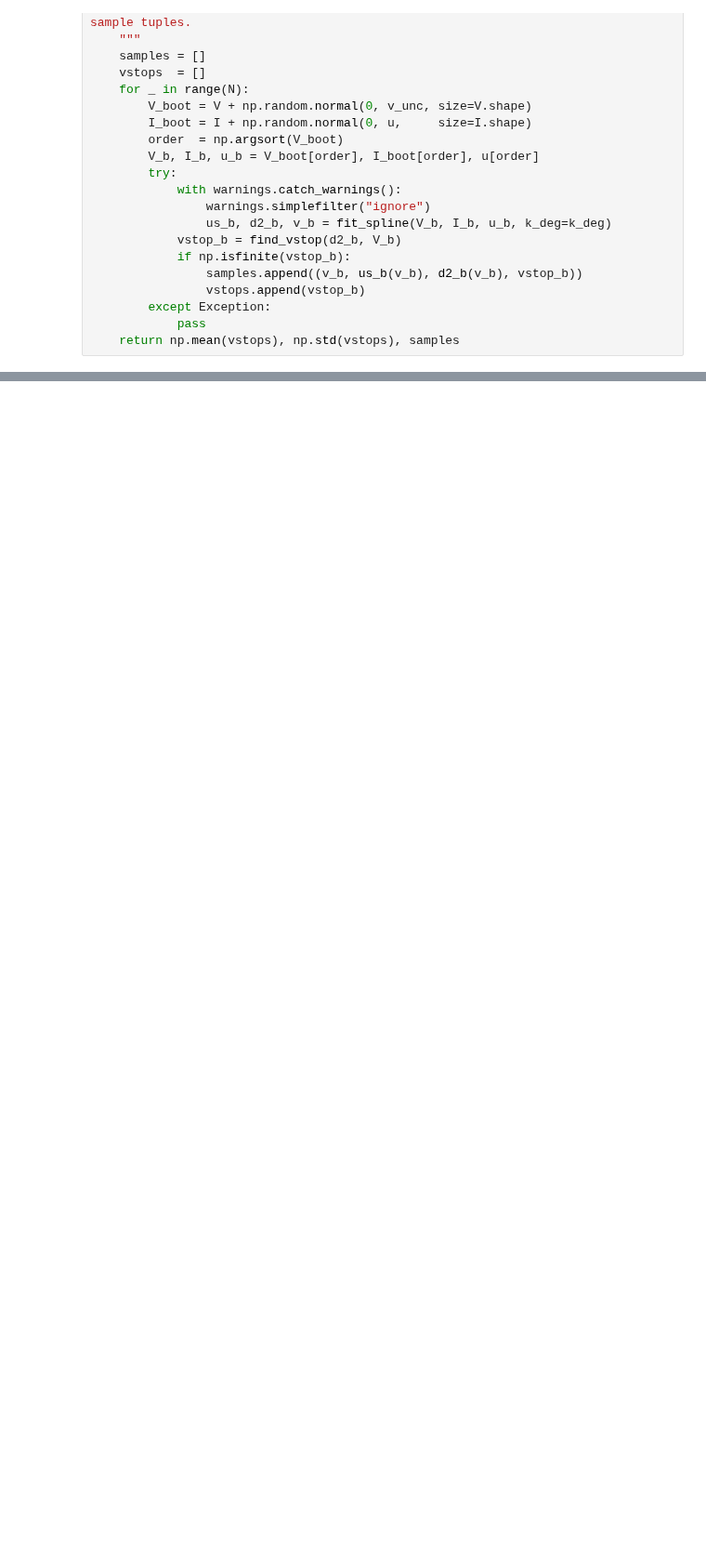
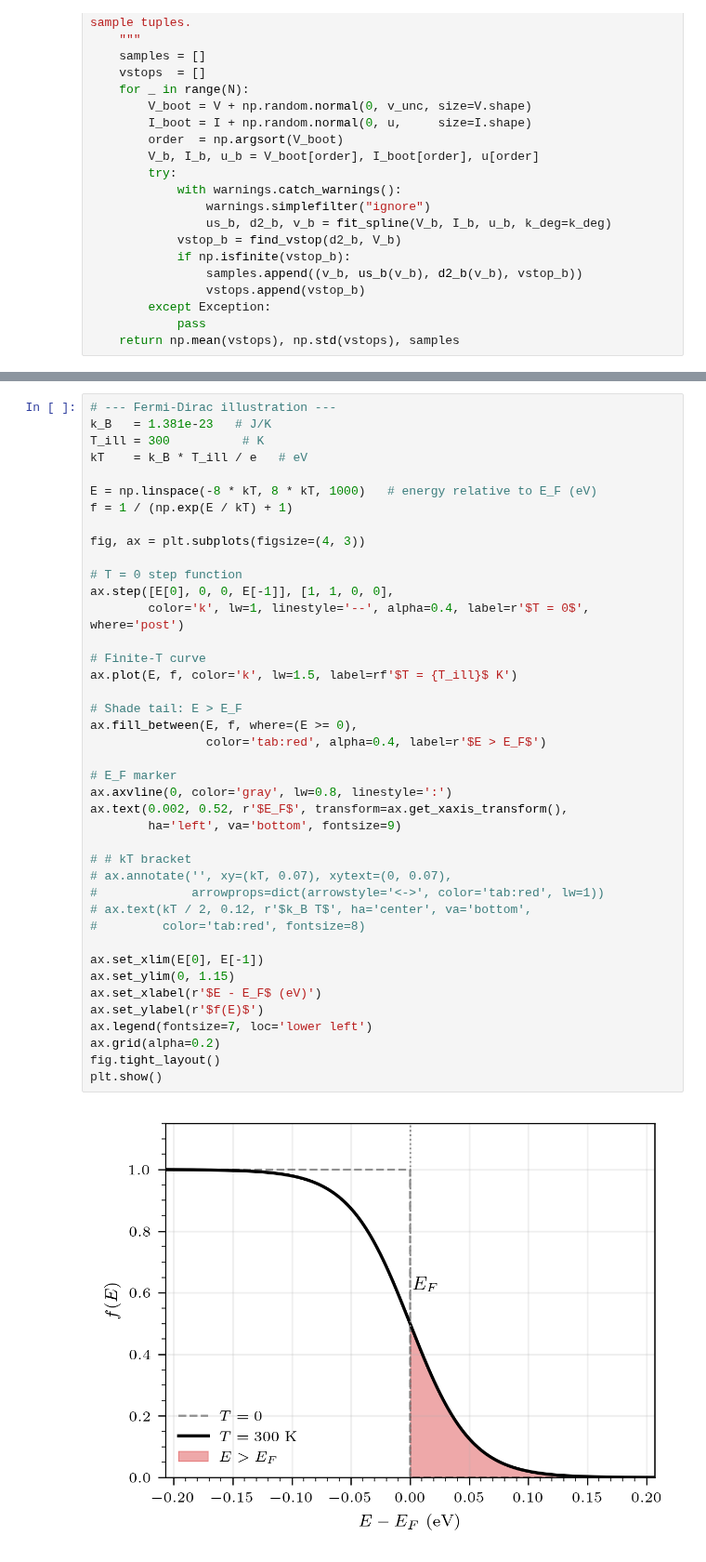
Before and after one commit to asuradev99/jlab, a Jupyter notebook: photoelectric/main.ipynb, the cells around one changed output, grey strips where cells are left out. Shown at 93% size. Drawn from its saved outputs; the diff is of its cells as text; blank space fills up the shorter version.

```diff
--- a/photoelectric/main.ipynb
+++ b/photoelectric/main.ipynb
@@ -285,0 +535,43 @@ true: h =  6.626 × 10⁻³⁴ J·s
+# %%
+# --- Fermi-Dirac illustration ---
+k_B   = 1.381e-23   # J/K
+T_ill = 300          # K
+kT    = k_B * T_ill / e   # eV
+
+E = np.linspace(-8 * kT, 8 * kT, 1000)   # energy relative to E_F (eV)
+f = 1 / (np.exp(E / kT) + 1)
+
+fig, ax = plt.subplots(figsize=(4, 3))
+
+# T = 0 step function
+ax.step([E[0], 0, 0, E[-1]], [1, 1, 0, 0],
+        color='k', lw=1, linestyle='--', alpha=0.4, label=r'$T = 0$', where='post')
+
+# Finite-T curve
+ax.plot(E, f, color='k', lw=1.5, label=rf'$T = {T_ill}$ K')
+
+# Shade tail: E > E_F
+ax.fill_between(E, f, where=(E >= 0),
+                color='tab:red', alpha=0.4, label=r'$E > E_F$')
+
+# E_F marker
+ax.axvline(0, color='gray', lw=0.8, linestyle=':')
+ax.text(0.002, 0.52, r'$E_F$', transform=ax.get_xaxis_transform(),
+        ha='left', va='bottom', fontsize=9)
+
+# # kT bracket
+# ax.annotate('', xy=(kT, 0.07), xytext=(0, 0.07),
+#             arrowprops=dict(arrowstyle='<->', color='tab:red', lw=1))
+# ax.text(kT / 2, 0.12, r'$k_B T$', ha='center', va='bottom',
+#         color='tab:red', fontsize=8)
+
+ax.set_xlim(E[0], E[-1])
+ax.set_ylim(0, 1.15)
+ax.set_xlabel(r'$E - E_F$ (eV)')
+ax.set_ylabel(r'$f(E)$')
+ax.legend(fontsize=7, loc='lower left')
+ax.grid(alpha=0.2)
+fig.tight_layout()
+plt.show()
+# %% [output]
+[figure, added]
```
Also changed, not shown: parts of 10 cells of this notebook.
